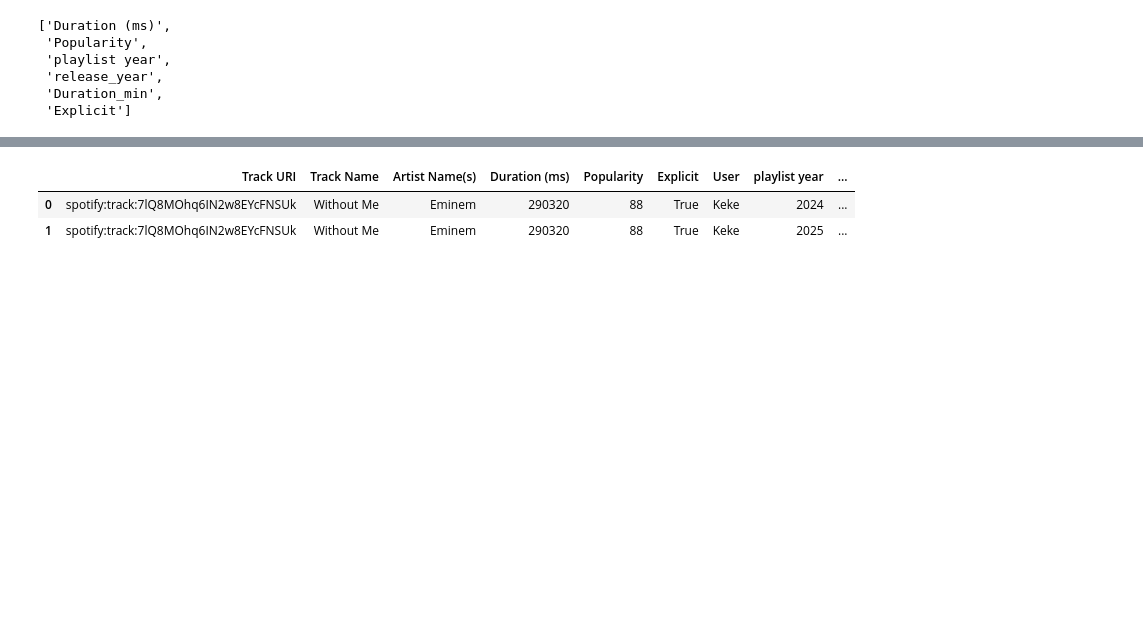
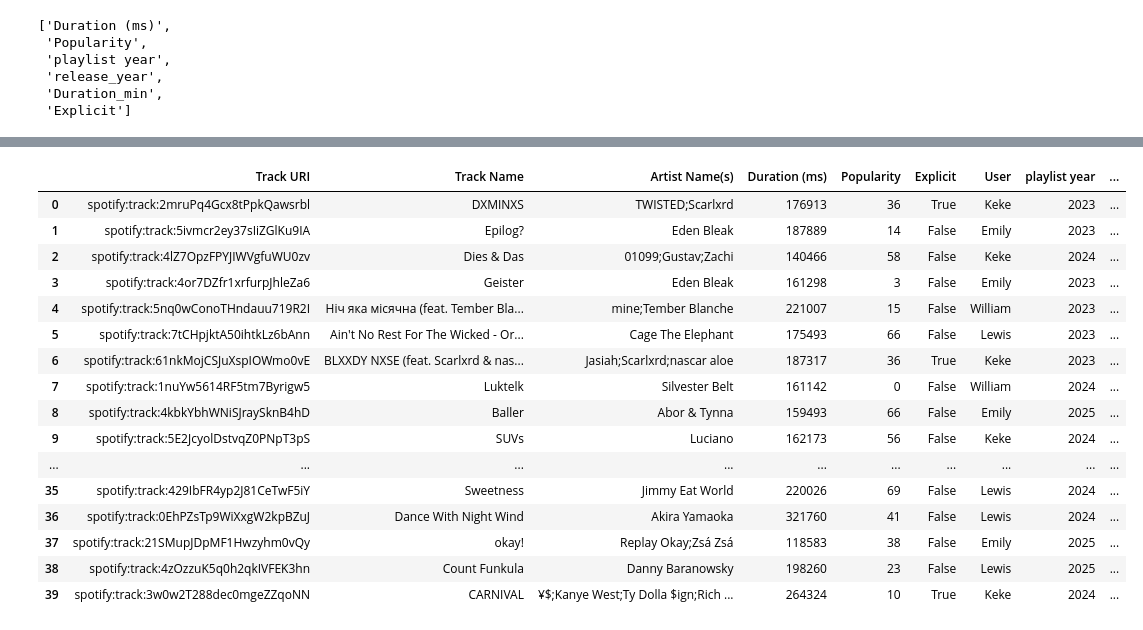
Before and after one commit to Kayzi0/SpotifyGame, a Jupyter notebook: analysis.ipynb, the cells around one changed output, grey strips where cells are left out. Drawn from its saved outputs; the diff is of its cells as text; code cells hidden in the pictures; blank space fills up the shorter version.

```diff
--- a/analysis.ipynb
+++ b/analysis.ipynb
@@ -109,27 +109,3 @@ user_stats_plot(column_selector.value)
 # %% [output]
 Dropdown(description='Column:', options=('Duration (ms)', 'Popularity', 'playlist year', 'release_year', 'Dura…
 [interactive output not drawn]
-# %%
-from IPython.display import IFrame, display, HTML
-import webbrowser
-
-# pick a random track (one representative row)
-row = df.sample(1).iloc[0]
-
-track_uri = row['Track URI']
-track_name = row['Track Name']
-artist = row['Artist Name(s)']
-
-# find all other rows that match on both track name and artist (exclude the sampled row)
-matches = df[
-    (df['Track Name'] == track_name) &
-    (df['Artist Name(s)'] == artist)
-].reset_index(drop=True)
-
-# open the track in the browser and embed the Spotify player
-webbrowser.open(track_uri)
-display(matches)
-# %% [output]
-|  | Track URI | Track Name | Artist Name(s) | Duration (ms) | Popularity | Explicit | User | playlist year | ... |
-| 0 | spotify:track:7lQ8MOhq6IN2w8EYcFNSUk | Without Me | Eminem | 290320 | 88 | True | Keke | 2024 | ... |
-| 1 | spotify:track:7lQ8MOhq6IN2w8EYcFNSUk | Without Me | Eminem | 290320 | 88 | True | Keke | 2025 | ... |
@@ -135,0 +164,20 @@ display(matches)
+# %%
+game_playlist
+# %% [output]
+|  | Track URI | Track Name | Artist Name(s) | Duration (ms) | Popularity | Explicit | User | playlist year | ... |
+| 0 | spotify:track:2mruPq4Gcx8tPpkQawsrbl | DXMINXS | TWISTED;Scarlxrd | 176913 | 36 | True | Keke | 2023 | ... |
+| 1 | spotify:track:5ivmcr2ey37sIiZGlKu9IA | Epilog? | Eden Bleak | 187889 | 14 | False | Emily | 2023 | ... |
+| 2 | spotify:track:4lZ7OpzFPYJIWVgfuWU0zv | Dies & Das | 01099;Gustav;Zachi | 140466 | 58 | False | Keke | 2024 | ... |
+| 3 | spotify:track:4or7DZfr1xrfurpJhleZa6 | Geister | Eden Bleak | 161298 | 3 | False | Emily | 2023 | ... |
+| 4 | spotify:track:5nq0wConoTHndauu719R2I | Ніч яка місячна (feat. Tember Bla... | mine;Tember Blanche | 221007 | 15 | False | William | 2023 | ... |
+| 5 | spotify:track:7tCHpjktA50ihtkLz6bAnn | Ain't No Rest For The Wicked - Or... | Cage The Elephant | 175493 | 66 | False | Lewis | 2023 | ... |
+| 6 | spotify:track:61nkMojCSJuXspIOWmo0vE | BLXXDY NXSE (feat. Scarlxrd & nas... | Jasiah;Scarlxrd;nascar aloe | 187317 | 36 | True | Keke | 2023 | ... |
+| 7 | spotify:track:1nuYw5614RF5tm7Byrigw5 | Luktelk | Silvester Belt | 161142 | 0 | False | William | 2024 | ... |
+| 8 | spotify:track:4kbkYbhWNiSJraySknB4hD | Baller | Abor & Tynna | 159493 | 66 | False | Emily | 2025 | ... |
+| 9 | spotify:track:5E2JcyolDstvqZ0PNpT3pS | SUVs | Luciano | 162173 | 56 | False | Keke | 2024 | ... |
+| ... | ... | ... | ... | ... | ... | ... | ... | ... | ... |
+| 35 | spotify:track:429IbFR4yp2J81CeTwF5iY | Sweetness | Jimmy Eat World | 220026 | 69 | False | Lewis | 2024 | ... |
+| 36 | spotify:track:0EhPZsTp9WiXxgW2kpBZuJ | Dance With Night Wind | Akira Yamaoka | 321760 | 41 | False | Lewis | 2024 | ... |
+| 37 | spotify:track:21SMupJDpMF1Hwzyhm0vQy | okay! | Replay Okay;Zsá Zsá | 118583 | 38 | False | Emily | 2025 | ... |
+| 38 | spotify:track:4zOzzuK5q0h2qkIVFEK3hn | Count Funkula | Danny Baranowsky | 198260 | 23 | False | Lewis | 2025 | ... |
+| 39 | spotify:track:3w0w2T288dec0mgeZZqoNN | CARNIVAL | ¥$;Kanye West;Ty Dolla $ign;Rich ... | 264324 | 10 | True | Keke | 2024 | ... |
```
Also changed, not shown: parts of 2 cells of this notebook, 1 other file.
